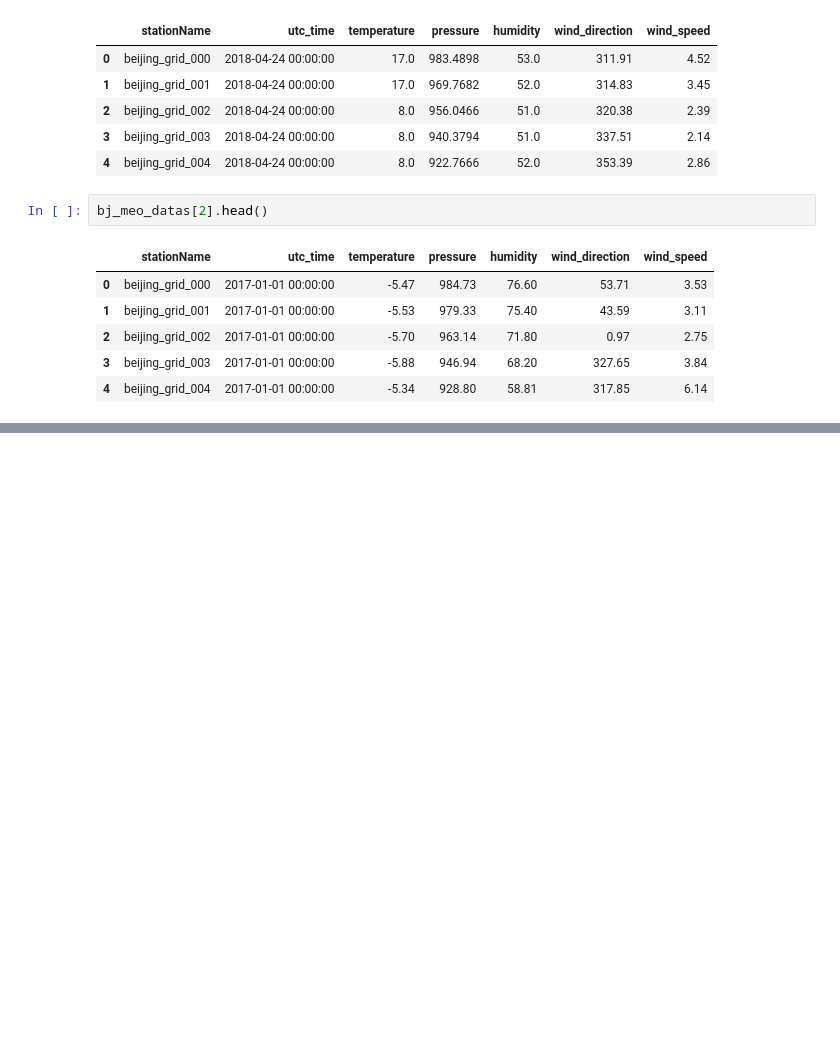
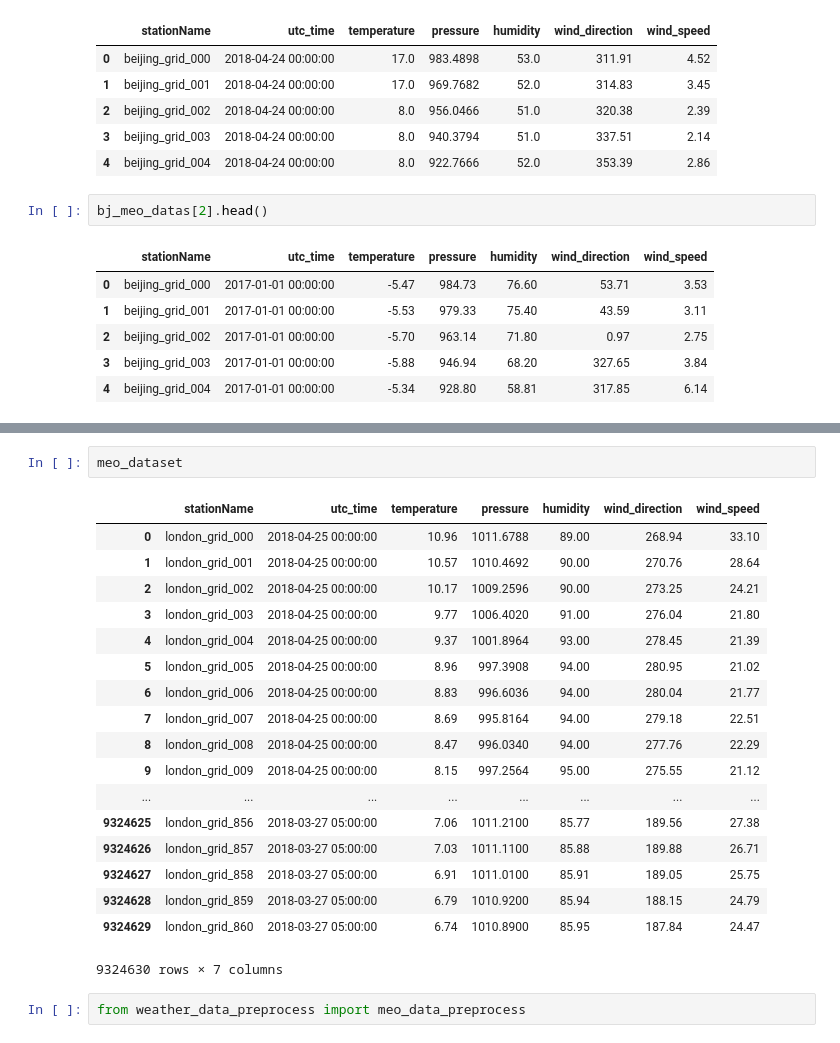
Before and after one commit to txytju/air-quality-prediction, a Jupyter notebook: test.ipynb, the cells around one changed output, grey strips where cells are left out. Cells and saved outputs as stored; diff of their text form; blank space fills up the shorter version.

```diff
--- a/test.ipynb
+++ b/test.ipynb
@@ -630,0 +644,23 @@ bj_meo_datas[0].head()
+# %%
+meo_dataset
+# %% [output]
+|  | stationName | utc_time | temperature | pressure | humidity | wind_direction | wind_speed |
+| 0 | london_grid_000 | 2018-04-25 00:00:00 | 10.96 | 1011.6788 | 89.00 | 268.94 | 33.10 |
+| 1 | london_grid_001 | 2018-04-25 00:00:00 | 10.57 | 1010.4692 | 90.00 | 270.76 | 28.64 |
+| 2 | london_grid_002 | 2018-04-25 00:00:00 | 10.17 | 1009.2596 | 90.00 | 273.25 | 24.21 |
+| 3 | london_grid_003 | 2018-04-25 00:00:00 | 9.77 | 1006.4020 | 91.00 | 276.04 | 21.80 |
+| 4 | london_grid_004 | 2018-04-25 00:00:00 | 9.37 | 1001.8964 | 93.00 | 278.45 | 21.39 |
+| 5 | london_grid_005 | 2018-04-25 00:00:00 | 8.96 | 997.3908 | 94.00 | 280.95 | 21.02 |
+| 6 | london_grid_006 | 2018-04-25 00:00:00 | 8.83 | 996.6036 | 94.00 | 280.04 | 21.77 |
+| 7 | london_grid_007 | 2018-04-25 00:00:00 | 8.69 | 995.8164 | 94.00 | 279.18 | 22.51 |
+| 8 | london_grid_008 | 2018-04-25 00:00:00 | 8.47 | 996.0340 | 94.00 | 277.76 | 22.29 |
+| 9 | london_grid_009 | 2018-04-25 00:00:00 | 8.15 | 997.2564 | 95.00 | 275.55 | 21.12 |
+| ... | ... | ... | ... | ... | ... | ... | ... |
+| 9324625 | london_grid_856 | 2018-03-27 05:00:00 | 7.06 | 1011.2100 | 85.77 | 189.56 | 27.38 |
+| 9324626 | london_grid_857 | 2018-03-27 05:00:00 | 7.03 | 1011.1100 | 85.88 | 189.88 | 26.71 |
+| 9324627 | london_grid_858 | 2018-03-27 05:00:00 | 6.91 | 1011.0100 | 85.91 | 189.05 | 25.75 |
+| 9324628 | london_grid_859 | 2018-03-27 05:00:00 | 6.79 | 1010.9200 | 85.94 | 188.15 | 24.79 |
+| 9324629 | london_grid_860 | 2018-03-27 05:00:00 | 6.74 | 1010.8900 | 85.95 | 187.84 | 24.47 |
+9324630 rows × 7 columns
+# %%
+from weather_data_preprocess import meo_data_preprocess
```
Also changed, not shown: parts of 6 cells of this notebook.
